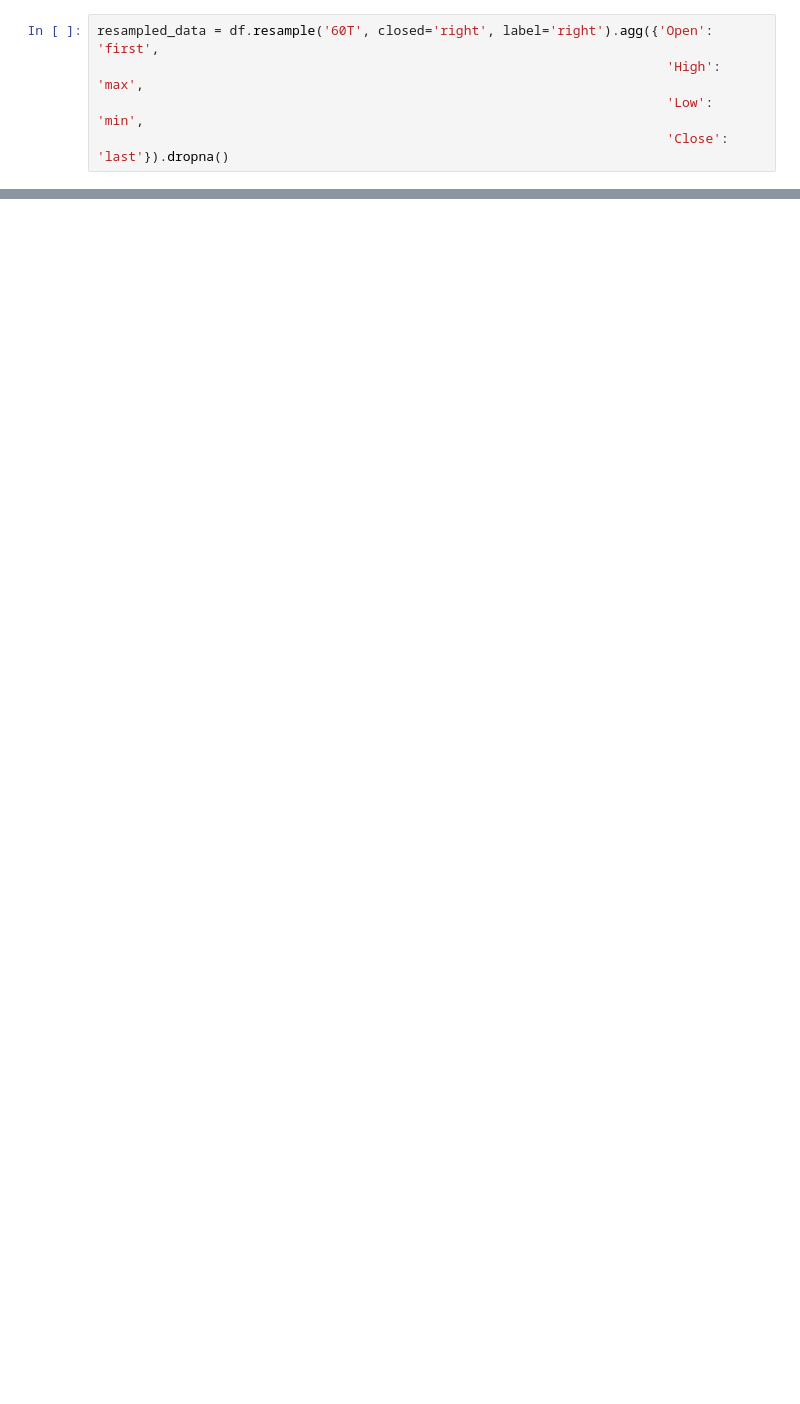
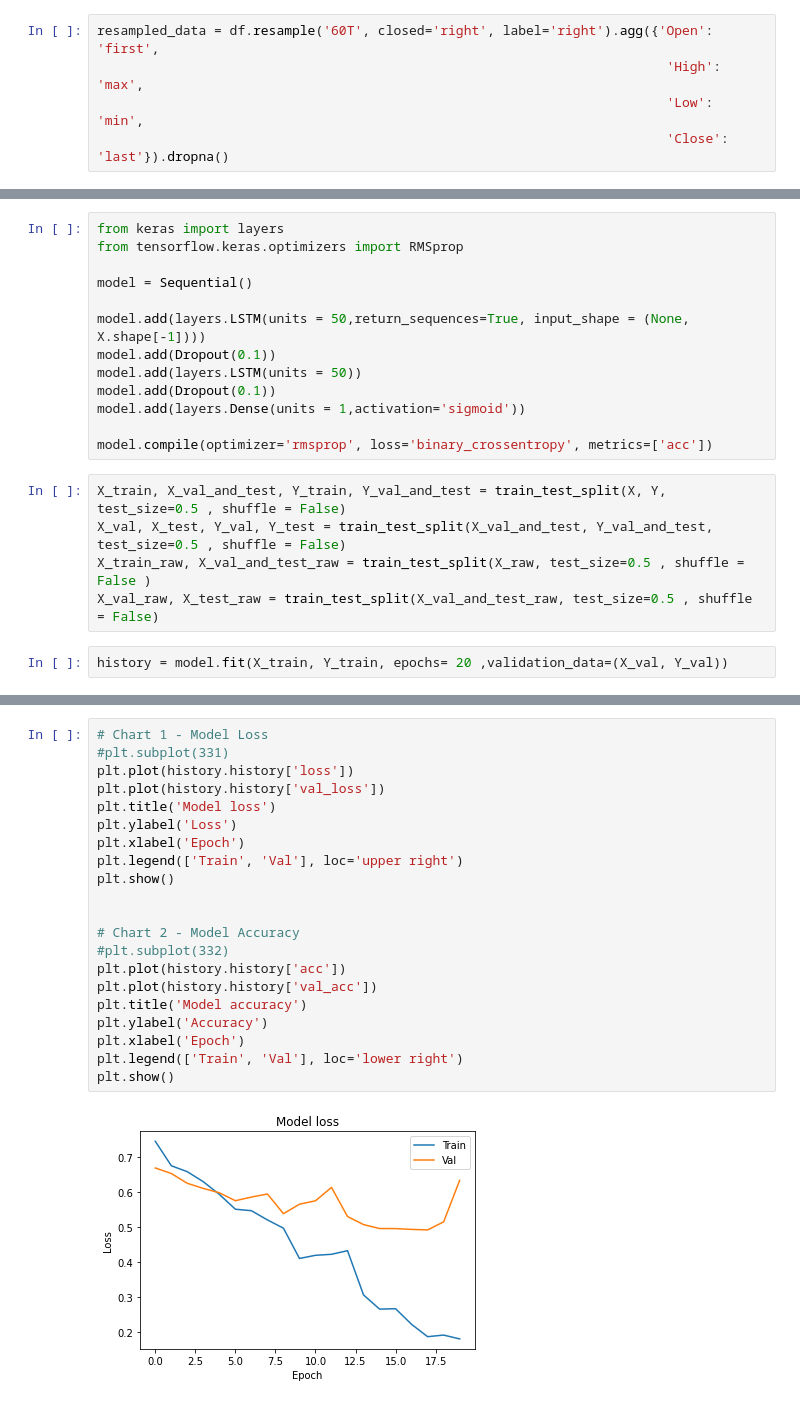
Before and after one commit to namnguyen21-f/Stock-Prediction-with-Machine-Learning, a Jupyter notebook: HAS_inverse.ipynb, the cells around one changed output, grey strips where cells are left out. Drawn from its saved outputs; the diff is of its cells as text; blank space fills up the shorter version.

```diff
--- a/HAS_inverse.ipynb
+++ b/HAS_inverse.ipynb
@@ -246,0 +355,20 @@ for i in range(len(results)):
+# %%
+from keras import layers
+from tensorflow.keras.optimizers import RMSprop
+
+model = Sequential()
+
+model.add(layers.LSTM(units = 50,return_sequences=True, input_shape = (None, X.shape[-1])))
+model.add(Dropout(0.1))
+model.add(layers.LSTM(units = 50))
+model.add(Dropout(0.1))
+model.add(layers.Dense(units = 1,activation='sigmoid'))
+
+model.compile(optimizer='rmsprop', loss='binary_crossentropy', metrics=['acc'])
+# %%
+X_train, X_val_and_test, Y_train, Y_val_and_test = train_test_split(X, Y, test_size=0.5 , shuffle = False)
+X_val, X_test, Y_val, Y_test = train_test_split(X_val_and_test, Y_val_and_test, test_size=0.5 , shuffle = False)
+X_train_raw, X_val_and_test_raw = train_test_split(X_raw, test_size=0.5 , shuffle = False )
+X_val_raw, X_test_raw = train_test_split(X_val_and_test_raw, test_size=0.5 , shuffle = False)
+# %%
+history = model.fit(X_train, Y_train, epochs= 20 ,validation_data=(X_val, Y_val))
@@ -246,0 +397,23 @@ for i in range(len(results)):
+# %%
+# Chart 1 - Model Loss
+#plt.subplot(331)
+plt.plot(history.history['loss'])
+plt.plot(history.history['val_loss'])
+plt.title('Model loss')
+plt.ylabel('Loss')
+plt.xlabel('Epoch')
+plt.legend(['Train', 'Val'], loc='upper right')
+plt.show()
+
+
+# Chart 2 - Model Accuracy
+#plt.subplot(332)
+plt.plot(history.history['acc'])
+plt.plot(history.history['val_acc'])
+plt.title('Model accuracy')
+plt.ylabel('Accuracy')
+plt.xlabel('Epoch')
+plt.legend(['Train', 'Val'], loc='lower right')
+plt.show()
+# %% [output]
+[figure, added]
```
Also changed, not shown: parts of 28 cells of this notebook, 2 other files.
